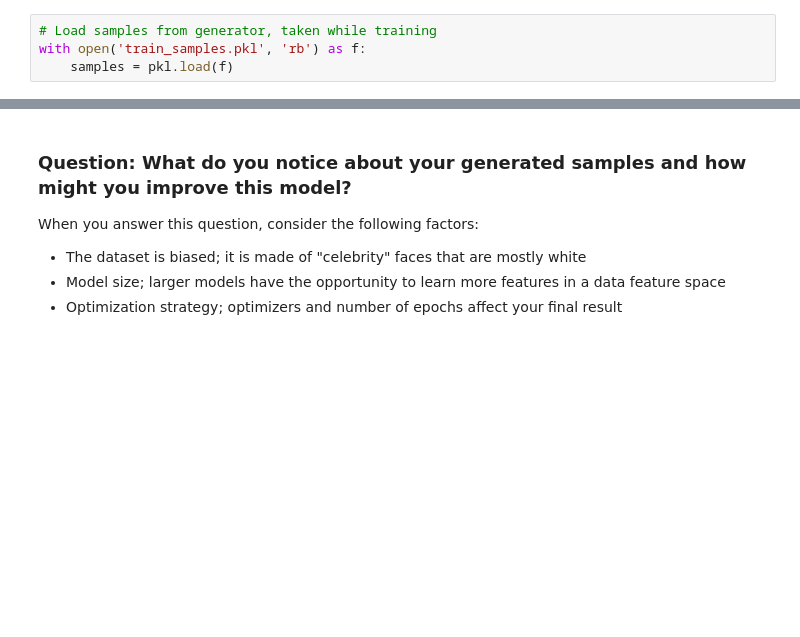
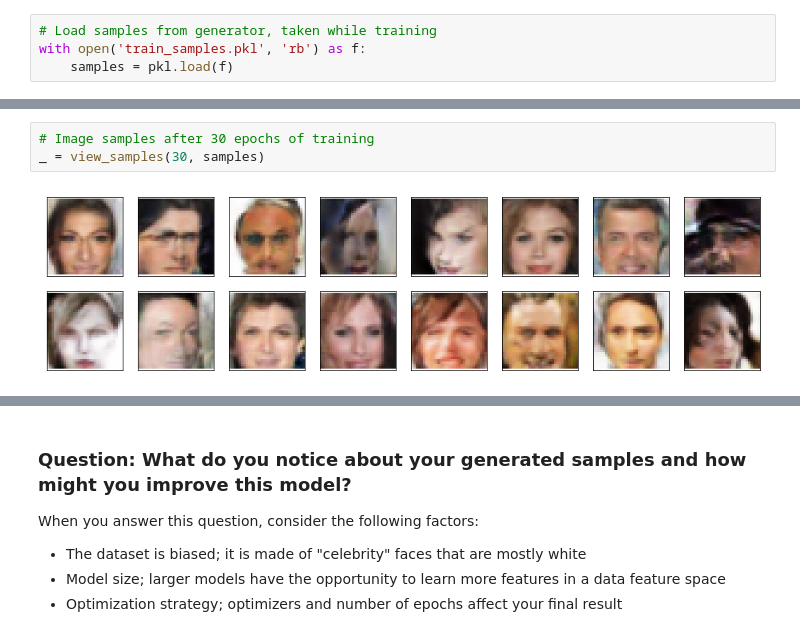
Before and after one commit to EmekaEzumezu/face-generation-with-DCGAN, a Jupyter notebook: dlnd_face_generation.ipynb, the cells around one changed output, grey strips where cells are left out. Cells and saved outputs as stored; diff of their text form; blank space fills up the shorter version.

```diff
--- a/dlnd_face_generation.ipynb
+++ b/dlnd_face_generation.ipynb
@@ -644,0 +708,5 @@ _ = view_samples(-1, samples)
+# %%
+# Image samples after 30 epochs of training
+_ = view_samples(30, samples)
+# %% [output]
+[figure, added]
```
Also changed, not shown: parts of 12 cells of this notebook, 1 other file.
